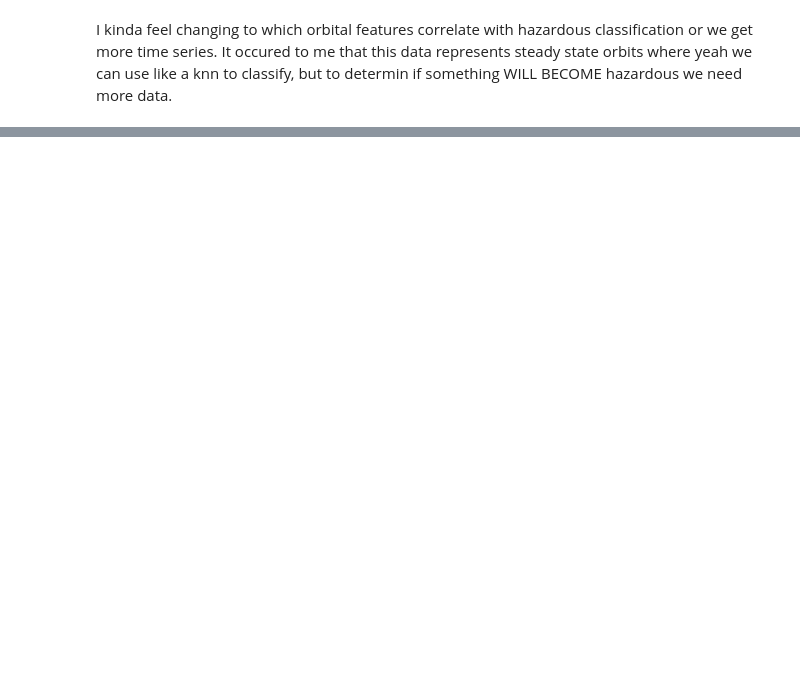
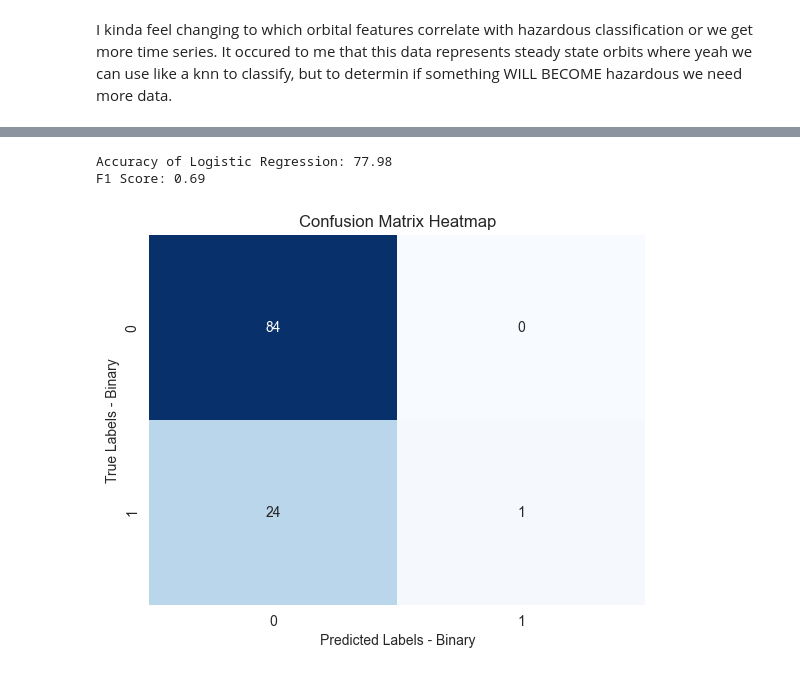
Before and after one commit to INFO523-Fall25-101-201/final-project-the-team, a Jupyter notebook: haz_analysis.ipynb, the cells around one changed output, grey strips where cells are left out. Saved outputs shown, nothing was run; the diff lists cells and outputs as text; code cells hidden in the pictures; blank space fills up the shorter version.

Commit message:
added logistic regression code and setup a pipeline process for the data which can be used as a template for the other models

```diff
--- a/haz_analysis.ipynb
+++ b/haz_analysis.ipynb
@@ -348,0 +358,19 @@ I kinda feel changing to which orbital features correlate with hazardous classif
+# %%
+# create X and y for binary classifiers
+X = filtered_set.drop(['PHA', 'binary_PHA'], axis=1)
+y = filtered_set['binary_PHA']
+# %%
+# fit logistic regression model to the data and show accuracy points
+#preprocess so object labels get encoded
+cat_cols = X.select_dtypes(include=['object']).columns
+num_cols = X.select_dtypes(include=['number']).columns
+preprocess = ColumnTransformer(
+    transformers=[("cat", OneHotEncoder(handle_unknown='ignore'),cat_cols)],
+    remainder="passthrough"
+)
+model = Pipeline([
+    ("prep", preprocess),
+    ("logr", LogisticRegression())
+])
+X_train, X_test, y_train, y_test = train_test_split(X, y, test_size = 0.3, random_state=123)
+model.fit(X_train, y_train)
@@ -348,0 +392,16 @@ I kinda feel changing to which orbital features correlate with hazardous classif
+# %%
+y_pred = model.predict(X_test)
+accuracy = accuracy_score(y_test, y_pred)
+print(f"Accuracy of Logistic Regression: {accuracy * 100:.2f}")
+f1 = f1_score(y_test, y_pred, average='weighted')
+print(f"F1 Score: {f1:.2f}")
+conf = confusion_matrix(y_test, y_pred)
+sns.heatmap(conf, annot=True, cbar=False, cmap = 'Blues')
+plt.title('Confusion Matrix Heatmap')
+plt.xlabel('Predicted Labels - Binary')
+plt.ylabel('True Labels - Binary')
+plt.show()
+# %% [output]
+Accuracy of Logistic Regression: 77.98
+F1 Score: 0.69
+[figure, added]
```
Also changed, not shown: parts of 5 cells of this notebook.
